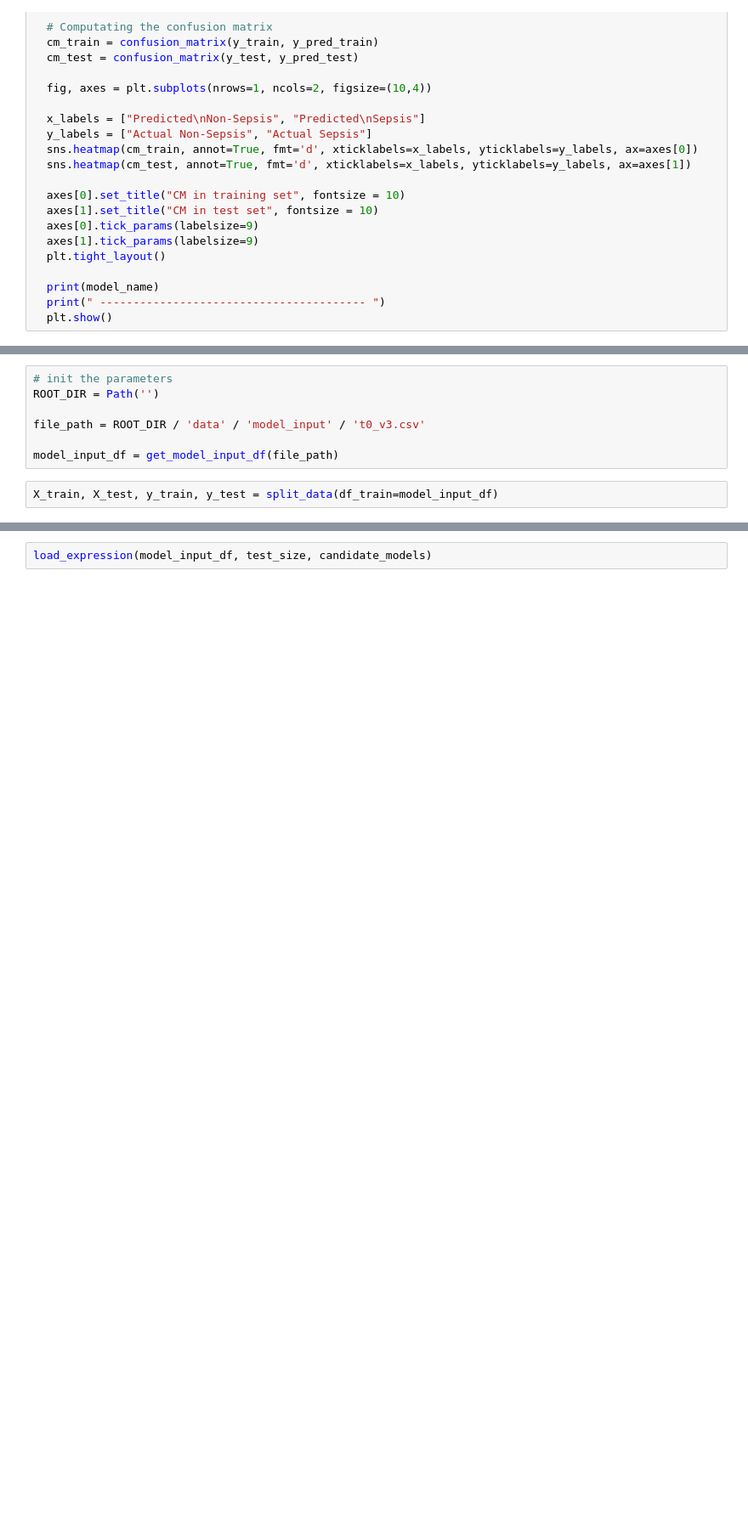
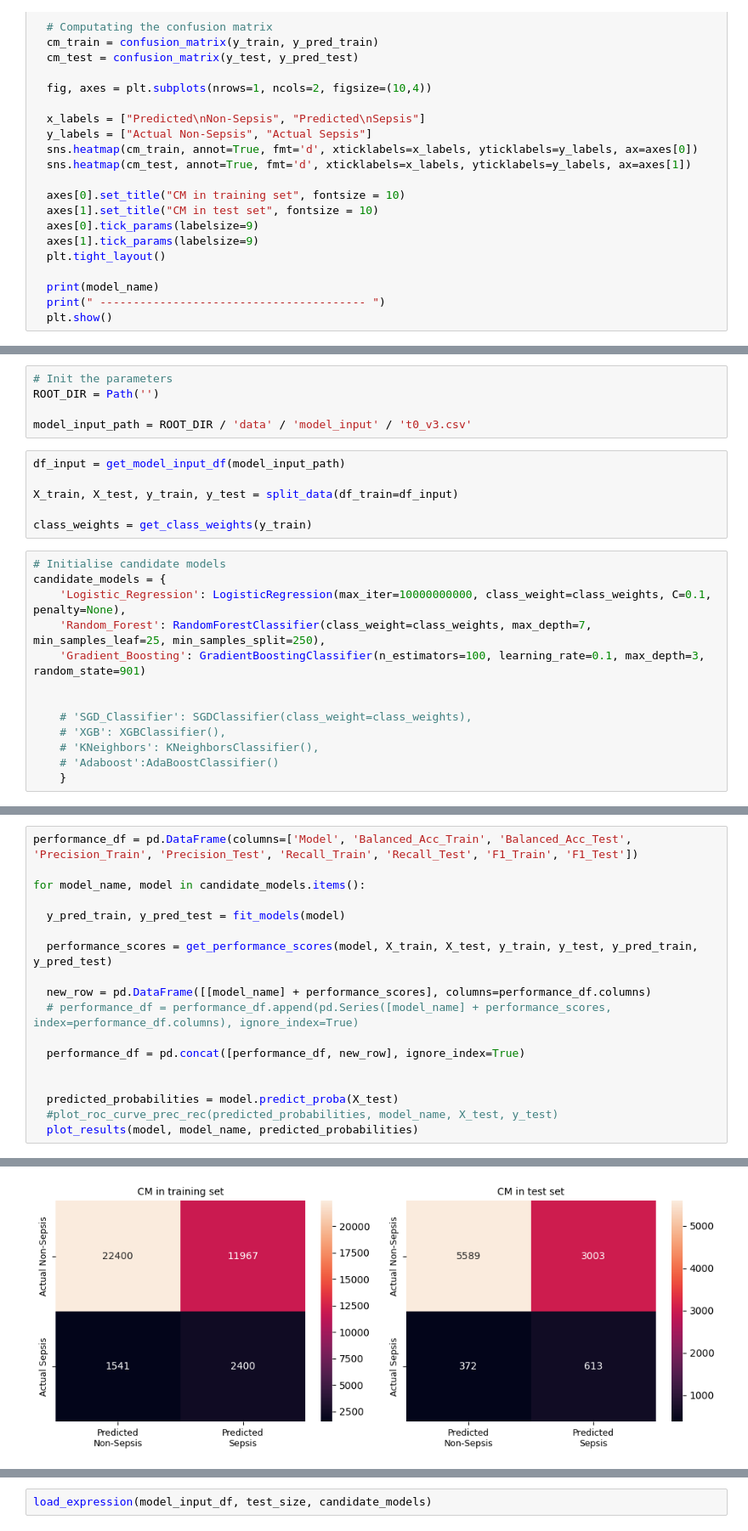
Before and after one commit to 23233408/CAPSTONE, a Jupyter notebook: modelling_pipeline.ipynb, the cells around one changed output, grey strips where cells are left out. Shown at 85% size. Drawn from its saved outputs; the diff is of its cells as text; blank space fills up the shorter version.

Commit message:
Fix order of modelling pipeline

```diff
--- a/modelling_pipeline.ipynb
+++ b/modelling_pipeline.ipynb
@@ -358,12 +387,27 @@ def get_model_input_df(file_path):
   model_input_df = model_input_df.drop(columns=["SUBJECT_ID", "HADM_ID"])
   return model_input_df
 # %%
-# init the parameters
+# Init the parameters
 ROOT_DIR = Path('')
 
-file_path = ROOT_DIR / 'data' / 'model_input' / 't0_v3.csv'
-
-model_input_df = get_model_input_df(file_path)
+model_input_path = ROOT_DIR / 'data' / 'model_input' / 't0_v3.csv'
 # %%
-X_train, X_test, y_train, y_test = split_data(df_train=model_input_df)
+df_input = get_model_input_df(model_input_path)
+
+X_train, X_test, y_train, y_test = split_data(df_train=df_input)
+
+class_weights = get_class_weights(y_train)
+# %%
+# Initialise candidate models
+candidate_models = {
+    'Logistic_Regression': LogisticRegression(max_iter=10000000000, class_weight=class_weights, C=0.1, penalty=None),
+    'Random_Forest': RandomForestClassifier(class_weight=class_weights, max_depth=7, min_samples_leaf=25, min_samples_split=250),
+    'Gradient_Boosting': GradientBoostingClassifier(n_estimators=100, learning_rate=0.1, max_depth=3, random_state=901)
+
+
+    # 'SGD_Classifier': SGDClassifier(class_weight=class_weights),
+    # 'XGB': XGBClassifier(),
+    # 'KNeighbors': KNeighborsClassifier(),
+    # 'Adaboost':AdaBoostClassifier()
+    }
 # %%
@@ -373,0 +415,19 @@ class_weights
+# %%
+performance_df = pd.DataFrame(columns=['Model', 'Balanced_Acc_Train', 'Balanced_Acc_Test', 'Precision_Train', 'Precision_Test', 'Recall_Train', 'Recall_Test', 'F1_Train', 'F1_Test'])
+
+for model_name, model in candidate_models.items():
+
+  y_pred_train, y_pred_test = fit_models(model)
+
+  performance_scores = get_performance_scores(model, X_train, X_test, y_train, y_test, y_pred_train, y_pred_test)
+
+  new_row = pd.DataFrame([[model_name] + performance_scores], columns=performance_df.columns)
+  # performance_df = performance_df.append(pd.Series([model_name] + performance_scores, index=performance_df.columns), ignore_index=True)
+
+  performance_df = pd.concat([performance_df, new_row], ignore_index=True)
+
+
+  predicted_probabilities = model.predict_proba(X_test)
+  #plot_roc_curve_prec_rec(predicted_probabilities, model_name, X_test, y_test)
+  plot_results(model, model_name, predicted_probabilities)
+# %% [output]
@@ -373,0 +438 @@ class_weights
+[figure, added]
```
Also changed, not shown: parts of 21 cells of this notebook.
